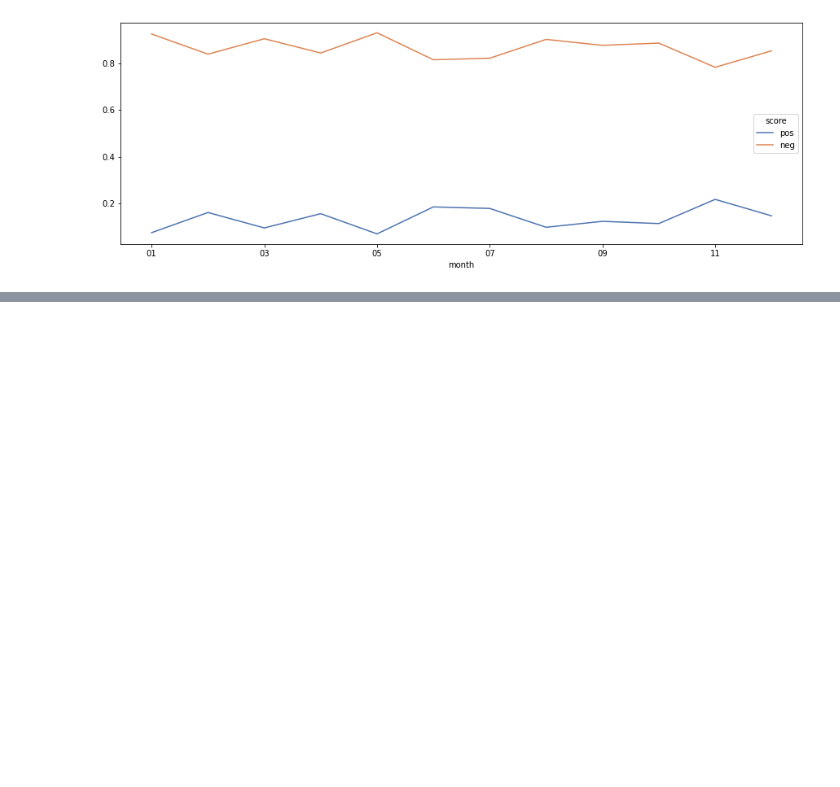
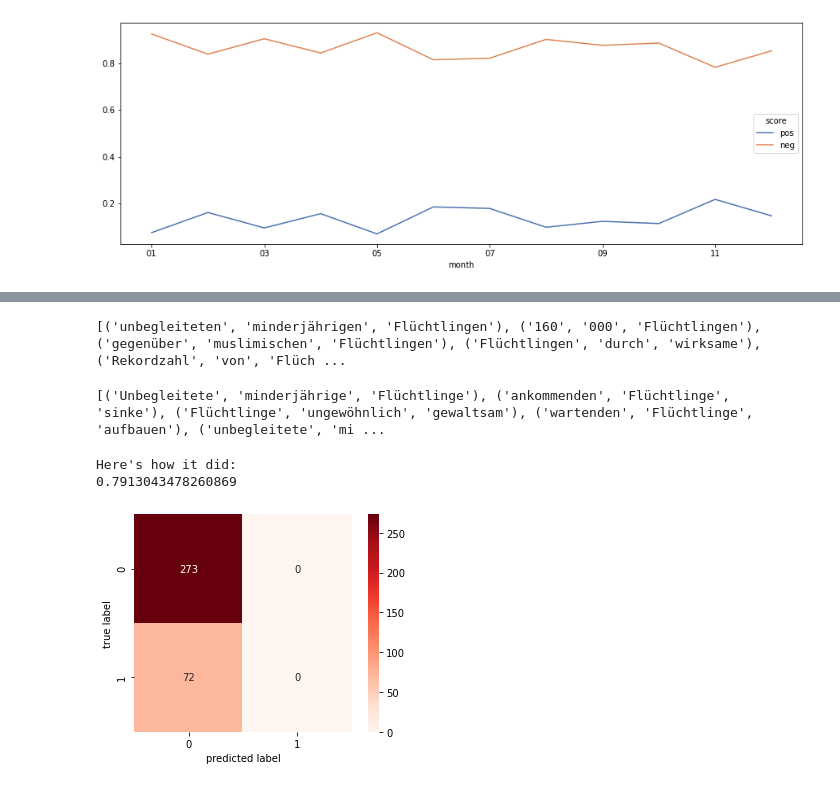
Before and after one commit to Data-Science-for-Linguists-2021/Fl-chtlingskrise-Sentiment-Analysis, a Jupyter notebook: Presentation.ipynb, the cells around one changed output, grey strips where cells are left out. Drawn from its saved outputs; the diff is of its cells as text; code cells hidden in the pictures; blank space fills up the shorter version.

```diff
--- a/Presentation.ipynb
+++ b/Presentation.ipynb
@@ -468,0 +501,21 @@ plt.show
+# %%
+scores_2 = {}
+words = {}
+#wd_sc = [()]
+for url, doc in zip(url_lst, nlp.pipe(doc_lst)):
+    w = [token.text for token in doc if not token.lemma_=='Flüchtling' if not token.is_stop if token._.sentiws is not None]
+    y = [token._.sentiws for token in doc if not token.lemma_=='Flüchtling' if not token.is_stop if token._.sentiws is not None]
+    #wd_sc.append(w, y)
+    scores_2[url] = y
+    words[url] = w
+# %%
+for k, v in scores_2.items():
+    try:
+        scores_2[k] = statistics.mean(v)
+    except:
+        scores_2[k] = 0.0
+        pass
+# %%
+all_df['score2'] = all_df['href'].map(scores_2)
+all_df['words'] = all_df['href'].map(words)
+all_df.head()
@@ -468,0 +745,24 @@ plt.show
+# %%
+trigram_measures = nltk.collocations.TrigramAssocMeasures()
+tri_finder = TrigramCollocationFinder.from_words(ughh)
+# Only trigrams that appear 3+ times
+tri_finder.apply_freq_filter(3)
+# Only the ones containing my word
+my_filter2 = lambda *w: 'Flüchtlingen' not in w
+tri_finder.apply_ngram_filter(my_filter2)
+
+print(tri_finder.nbest(trigram_measures.pmi, 20))
+# %% [output]
+[('unbegleiteten', 'minderjährigen', 'Flüchtlingen'), ('160', '000', 'Flüchtlingen'), ('gegenüber', 'muslimischen', 'Flüchtlingen'), ('Flüchtlingen', 'durch', 'wirksame'), ('Rekordzahl', 'von', 'Flüch ...
+# %%
+trigram_measures = nltk.collocations.TrigramAssocMeasures()
+tri_finder = TrigramCollocationFinder.from_words(ughh)
+# Only trigrams that appear 3+ times
+tri_finder.apply_freq_filter(3)
+# Only the ones containing my word
+my_filter3 = lambda *w: 'Flüchtlinge' not in w
+tri_finder.apply_ngram_filter(my_filter3)
+
+print(tri_finder.nbest(trigram_measures.pmi, 20))
+# %% [output]
+[('Unbegleitete', 'minderjährige', 'Flüchtlinge'), ('ankommenden', 'Flüchtlinge', 'sinke'), ('Flüchtlinge', 'ungewöhnlich', 'gewaltsam'), ('wartenden', 'Flüchtlinge', 'aufbauen'), ('unbegleitete', 'mi ...
@@ -468,0 +775,24 @@ plt.show
+# %%
+all_df = all_df.dropna()
+X = all_df.text
+y = all_df.score
+
+X_train, X_test, y_train, y_test = train_test_split(X, y, test_size=0.2, random_state=0, stratify=y)
+
+nbmodel = make_pipeline(TfidfVectorizer(max_features=1500), MultinomialNB())
+nbmodel.fit(X_train, y_train)
+plabels = nbmodel.predict(X_test)
+print("Here's how it did:")
+print(accuracy_score(y_test, plabels))
+# %% [output]
+Here's how it did:
+0.7913043478260869
+# %%
+from sklearn.metrics import confusion_matrix
+mat = confusion_matrix(y_test, plabels)
+sns.heatmap(mat, square=True, annot=True, fmt='d', cmap="Reds")
+plt.xlabel('predicted label')
+plt.ylabel('true label')
+plt.show()
+# %% [output]
+[figure, added]
```
Also changed, not shown: parts of 24 cells of this notebook.
